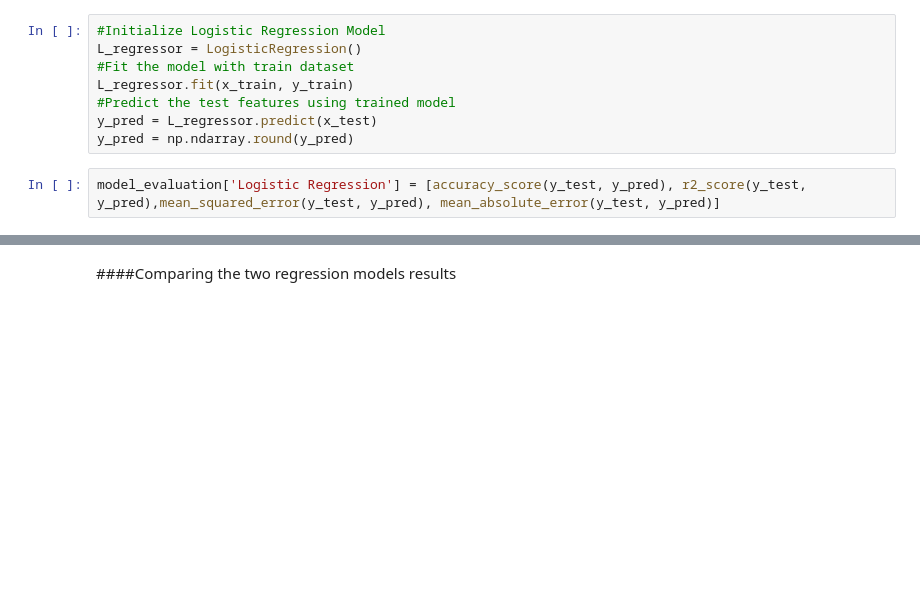
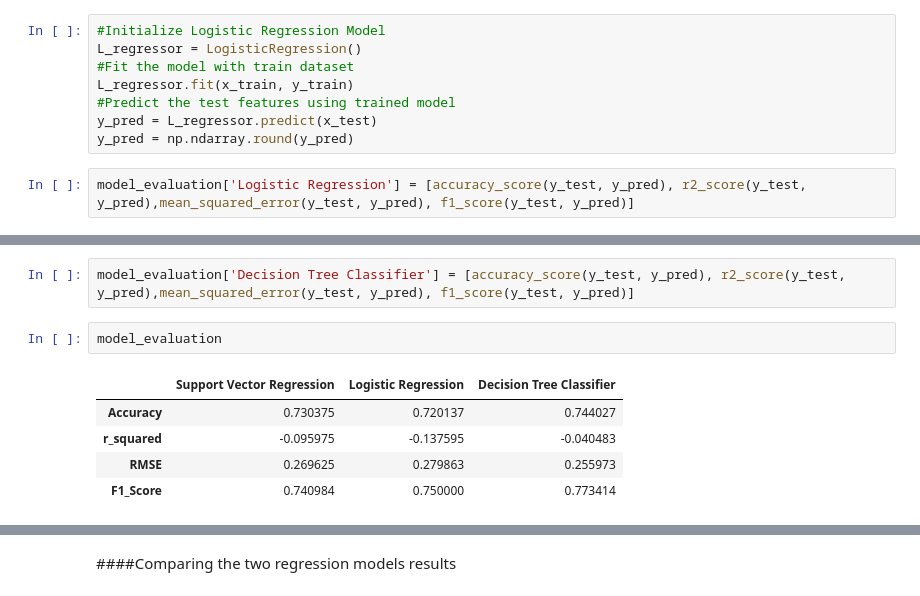
Before and after one commit to SP-TechForest/Wine-Quality-prediction-using-machine-learning-algorithms, a Jupyter notebook: Wine_Quality_Classification.ipynb, the cells around one changed output, grey strips where cells are left out. Saved outputs shown, nothing was run; the diff lists cells and outputs as text; blank space fills up the shorter version.

```diff
--- a/Wine_Quality_Classification.ipynb
+++ b/Wine_Quality_Classification.ipynb
@@ -369,4 +370,4 @@ L_regressor.fit(x_train, y_train)
 y_pred = L_regressor.predict(x_test)
 y_pred = np.ndarray.round(y_pred)
 # %%
-model_evaluation['Logistic Regression'] = [accuracy_score(y_test, y_pred), r2_score(y_test, y_pred),mean_squared_error(y_test, y_pred), mean_absolute_error(y_test, y_pred)]
+model_evaluation['Logistic Regression'] = [accuracy_score(y_test, y_pred), r2_score(y_test, y_pred),mean_squared_error(y_test, y_pred), f1_score(y_test, y_pred)]
@@ -372,0 +383,10 @@ model_evaluation['Logistic Regression'] = [accuracy_score(y_test, y_pred), r2_sc
+# %%
+model_evaluation['Decision Tree Classifier'] = [accuracy_score(y_test, y_pred), r2_score(y_test, y_pred),mean_squared_error(y_test, y_pred), f1_score(y_test, y_pred)]
+# %%
+model_evaluation
+# %% [output]
+|  | Support Vector Regression | Logistic Regression | Decision Tree Classifier |
+| Accuracy | 0.730375 | 0.720137 | 0.744027 |
+| r_squared | -0.095975 | -0.137595 | -0.040483 |
+| RMSE | 0.269625 | 0.279863 | 0.255973 |
+| F1_Score | 0.740984 | 0.750000 | 0.773414 |
```
Also changed, not shown: parts of 17 cells of this notebook.
